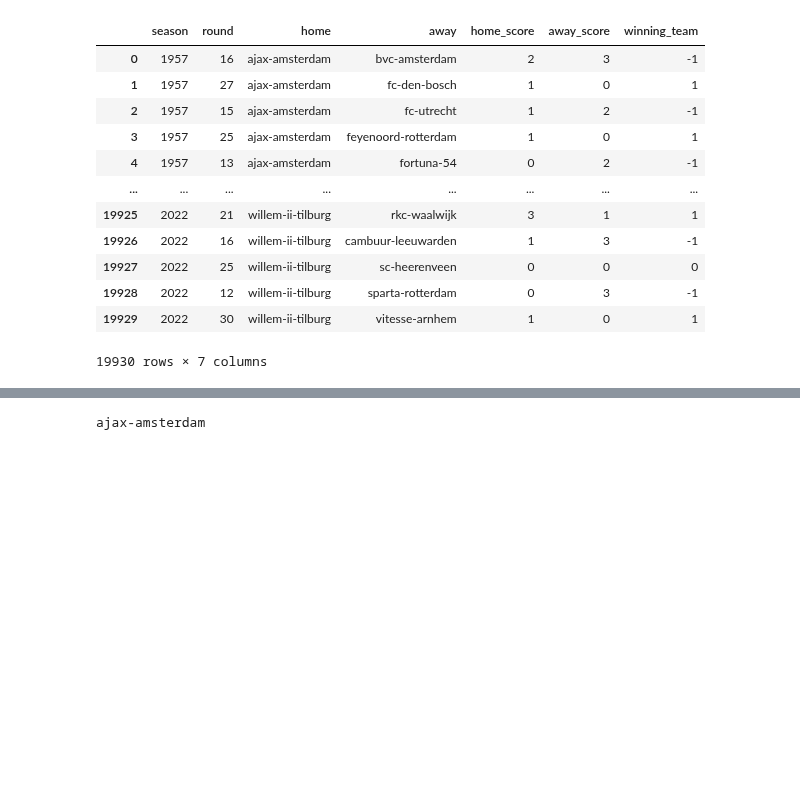
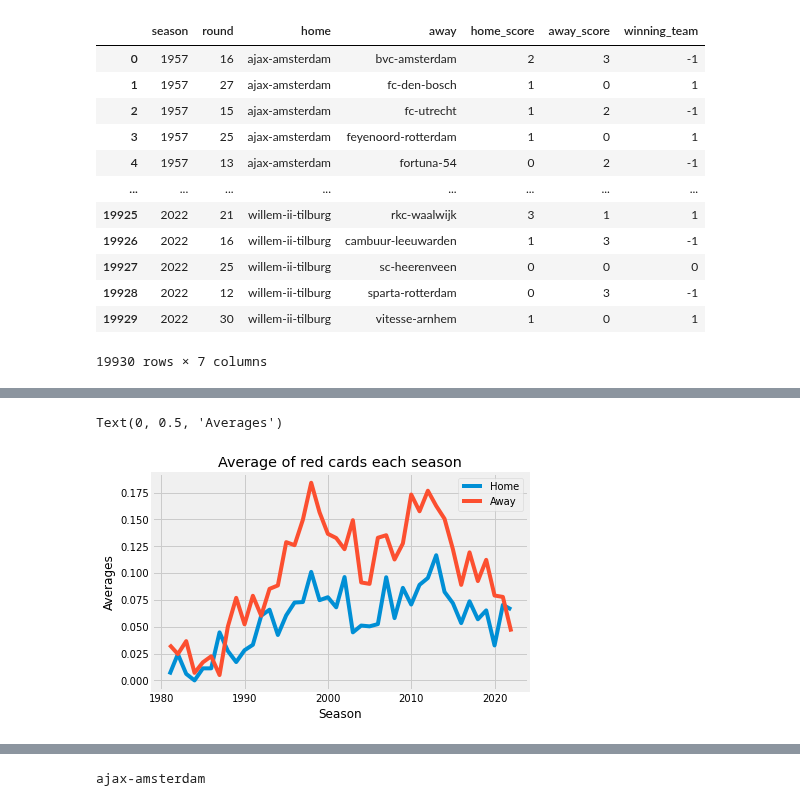
Before and after one commit to mohammedaljader/Football_Predictions_ML, a Jupyter notebook: Predict_the_winning.ipynb, the cells around one changed output, grey strips where cells are left out. Drawn from its saved outputs; the diff is of its cells as text; code cells hidden in the pictures; blank space fills up the shorter version.

```diff
--- a/Predict_the_winning.ipynb
+++ b/Predict_the_winning.ipynb
@@ -488,0 +321,13 @@ df_test.tail(10)
+# %%
+groubBy_red_card_EachSeason = df_test.groupby('season', as_index=False).agg(redCardHome = ('redCardHome', 'mean'),
+                                                                redCardAway = ('redCardAway', 'mean'))
+
+plt.plot(groubBy_red_card_EachSeason['season'], groubBy_red_card_EachSeason['redCardHome'], label="Home")
+plt.plot(groubBy_red_card_EachSeason['season'], groubBy_red_card_EachSeason['redCardAway'], label="Away")
+plt.legend()
+plt.title("Average of red cards each season")
+plt.xlabel("Season")
+plt.ylabel("Averages")
+# %% [output]
+Text(0, 0.5, 'Averages')
+[figure, added]
```
Also changed, not shown: parts of 36 cells of this notebook, 1 other file.
